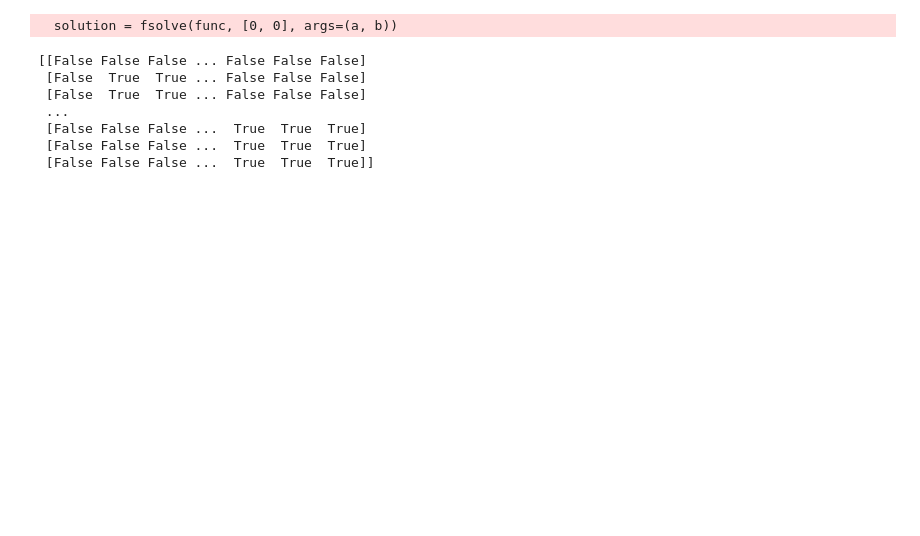
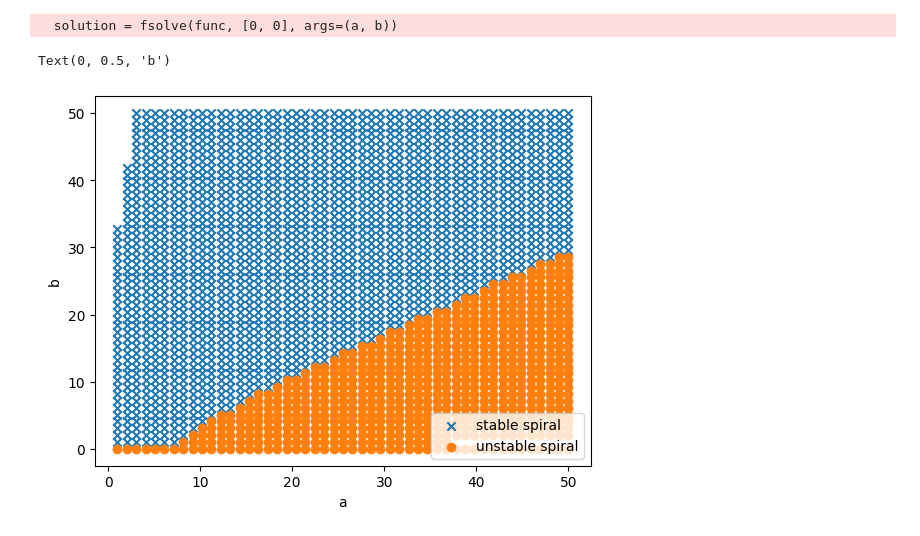
Before and after one commit to WeiLuya/mae119_code, a Jupyter notebook: Q5.ipynb, the cells around one changed output. Saved outputs shown, nothing was run; the diff lists cells and outputs as text; code cells hidden in the pictures; blank space fills up the shorter version.

```diff
--- a/Q5.ipynb
+++ b/Q5.ipynb
@@ -18,7 +6,24 @@ def get_fixed_point(a, b):
 # %%
+def func(x, a, b):
+    return [a - x[0] - (4*x[0]*x[1])/(1 + x[0]**2), b*x[0] * (1 - x[1]/(1+x[0]**2))]
+
+def get_fixed_point(a, b):
+    solution = fsolve(func, [0, 0], args=(a, b))
+    if np.all(solution == [0 ,0]):
+        return np.array([np.nan, np.nan])
+    else:
+        return solution
+
 def get_jacobian(x, y, a, b):
     j11 = -1 - (4*y / (1+x**2)) + ((8*y*x**2) / ((1+x**2)**2))
     j12 = -4*x / (1+x**2)
-    j21 = b - b*y / (1+x**2) + 2*b*y*x**2 / (1+x**2)**2
+    j21 = b - (b*y / (1+x**2)) + (2*b*y*x**2 / (1+x**2)**2)
     j22 = -b*x / (1+x**2)
     return np.array([[j11, j12], [j21, j22]])
+
+def get_stability(j):
+    tr = np.trace(j)
+    det = np.linalg.det(j)
+    is_spiral = 4*det > tr
+    is_stable = tr < 0 and det > 0
+    return is_spiral, is_stable
@@ -35,25 +30,29 @@ b_vec = np.linspace(0, 50, 50)
 # %%
+a_vec = np.linspace(0, 50, 50)
+b_vec = np.linspace(0, 50, 50)
 roots = np.zeros([a_vec.size, b_vec.size, 2])
 spirals = np.zeros([a_vec.size, b_vec.size]).astype(bool)
 stability = np.zeros([a_vec.size, b_vec.size]).astype(bool)
 for i, a in enumerate(a_vec):
     for j, b in enumerate(b_vec):
         root = get_fixed_point(a, b)
         roots[i, j, :] = root
         jacobian = get_jacobian(root[0], root[1], a, b)
         spirals[i, j], stability[i, j] = get_stability(jacobian)
+
+fig, ax = plt.subplots()
+stable_spirals = np.logical_and(spirals, stability)
+stable_spiral_points = np.where(stable_spirals)
+ax.scatter(a_vec[stable_spiral_points[0]], b_vec[stable_spiral_points[1]], marker='x', label='stable spiral')
+
+unstable_spirals = np.logical_and(spirals, ~stability)
+unstable_spiral_points = np.where(unstable_spirals)
+ax.scatter(a_vec[unstable_spiral_points[0]], b_vec[unstable_spiral_points[1]], marker='o', label='unstable spiral')
+
+ax.legend()
+ax.set_xlabel('a')
+ax.set_ylabel('b')
 # %% [output]
   solution = fsolve(func, [0, 0], args=(a, b))
+Text(0, 0.5, 'b')
+[figure, added]
-# %%
-stable_spirals = np.logical_and(spirals, stability)
-stable_spiral_points = []
-
-plt.scatter()
-# %% [output]
-[[False False False ... False False False]
- [False  True  True ... False False False]
- [False  True  True ... False False False]
- ...
- [False False False ...  True  True  True]
- [False False False ...  True  True  True]
- [False False False ...  True  True  True]]
```
Also changed, not shown: parts of 8 cells of this notebook.
